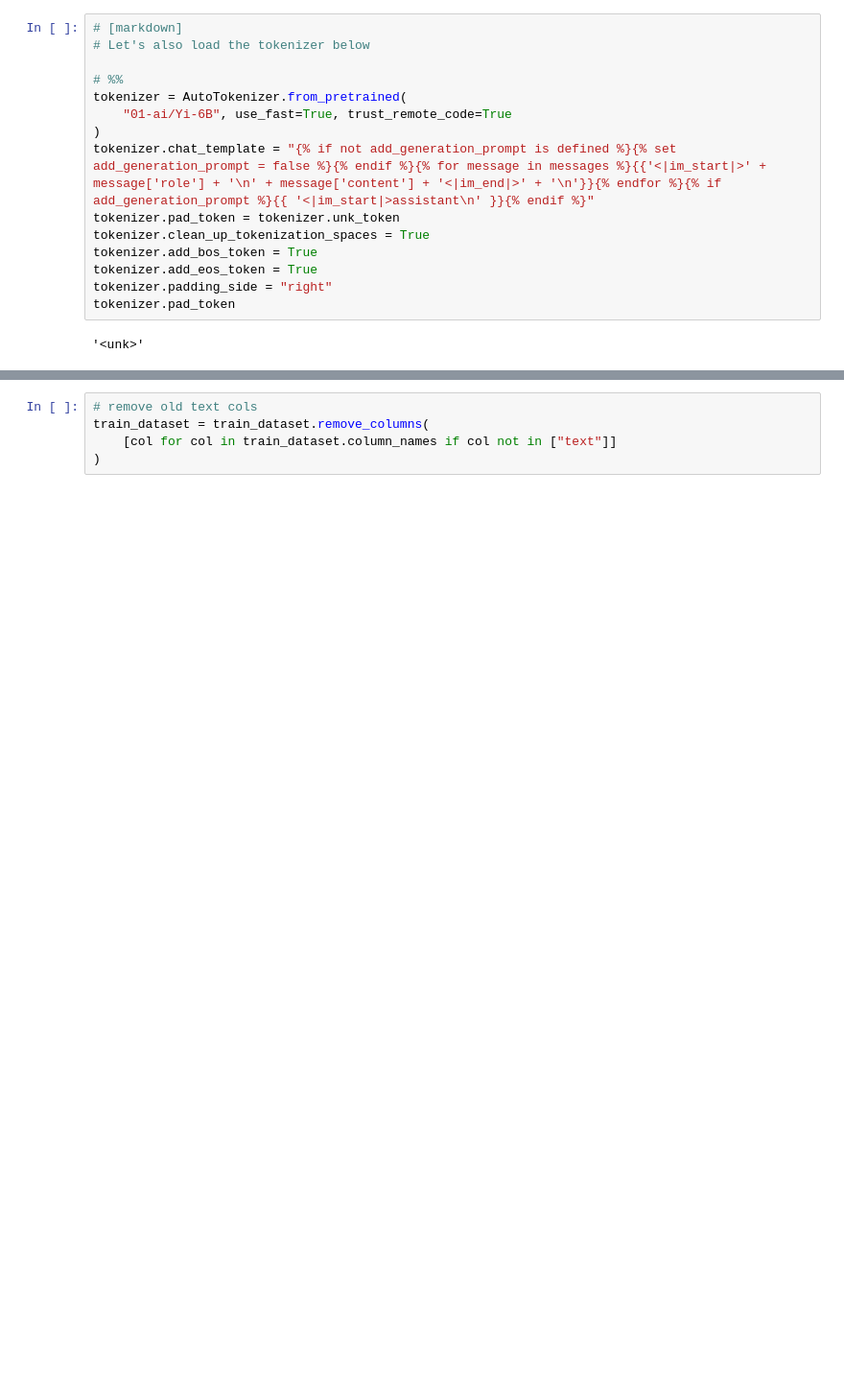
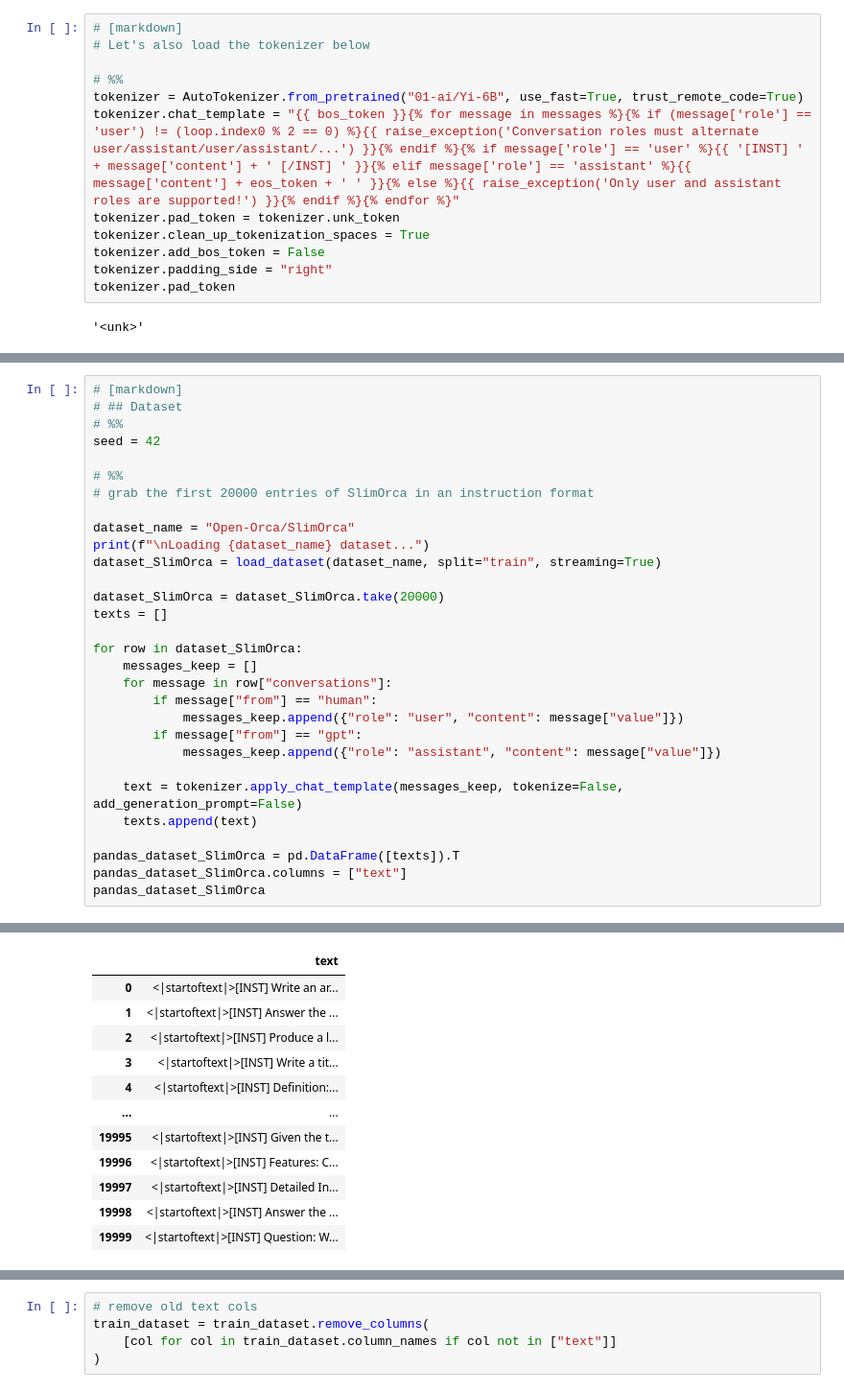
Before and after one commit to daniel-furman/sft-demos, a Jupyter notebook: src/sft/yi/sft_Yi_6B_Instruct_v0_1_peft.ipynb, the cells around one changed output, grey strips where cells are left out. Shown: that part at 96% size. Drawn from its saved outputs; the diff is of its cells as text; blank space fills up the shorter version.

```diff
--- a/src/sft/yi/sft_Yi_6B_Instruct_v0_1_peft.ipynb
+++ b/src/sft/yi/sft_Yi_6B_Instruct_v0_1_peft.ipynb
@@ -78,14 +81,11 @@ from transformers import (
 # Let's also load the tokenizer below
 
 # %%
-tokenizer = AutoTokenizer.from_pretrained(
-    "01-ai/Yi-6B", use_fast=True, trust_remote_code=True
-)
-tokenizer.chat_template = "{% if not add_generation_prompt is defined %}{% set add_generation_prompt = false %}{% endif %}{% for message in messages %}{{'<|im_start|>' + message['role'] + '\n' + message['content'] + '<|im_end|>' + '\n'}}{% endfor %}{% if add_generation_prompt %}{{ '<|im_start|>assistant\n' }}{% endif %}"
+tokenizer = AutoTokenizer.from_pretrained("01-ai/Yi-6B", use_fast=True, trust_remote_code=True)
+tokenizer.chat_template = "{{ bos_token }}{% for message in messages %}{% if (message['role'] == 'user') != (loop.index0 % 2 == 0) %}{{ raise_exception('Conversation roles must alternate user/assistant/user/assistant/...') }}{% endif %}{% if message['role'] == 'user' %}{{ '[INST] ' + message['content'] + ' [/INST] ' }}{% elif message['role'] == 'assistant' %}{{ message['content'] + eos_token + ' ' }}{% else %}{{ raise_exception('Only user and assistant roles are supported!') }}{% endif %}{% endfor %}"
 tokenizer.pad_token = tokenizer.unk_token
 tokenizer.clean_up_tokenization_spaces = True
-tokenizer.add_bos_token = True
-tokenizer.add_eos_token = True
+tokenizer.add_bos_token = False
 tokenizer.padding_side = "right"
 tokenizer.pad_token
 # %% [output]
@@ -125,0 +93,31 @@ Dataset({
+# %%
+# [markdown]
+# ## Dataset
+# %%
+seed = 42
+
+# %%
+# grab the first 20000 entries of SlimOrca in an instruction format
+
+dataset_name = "Open-Orca/SlimOrca"
+print(f"\nLoading {dataset_name} dataset...")
+dataset_SlimOrca = load_dataset(dataset_name, split="train", streaming=True)
+
+dataset_SlimOrca = dataset_SlimOrca.take(20000)
+texts = []
+
+for row in dataset_SlimOrca:
+    messages_keep = []
+    for message in row["conversations"]:
+        if message["from"] == "human":
+            messages_keep.append({"role": "user", "content": message["value"]})
+        if message["from"] == "gpt":
+            messages_keep.append({"role": "assistant", "content": message["value"]})
+
+    text = tokenizer.apply_chat_template(messages_keep, tokenize=False, add_generation_prompt=False)
+    texts.append(text)
+
+pandas_dataset_SlimOrca = pd.DataFrame([texts]).T
+pandas_dataset_SlimOrca.columns = ["text"]
+pandas_dataset_SlimOrca
+# %% [output]
@@ -125,0 +125,12 @@ Dataset({
+|  | text |
+| 0 | <|startoftext|>[INST] Write an ar... |
+| 1 | <|startoftext|>[INST] Answer the ... |
+| 2 | <|startoftext|>[INST] Produce a l... |
+| 3 | <|startoftext|>[INST] Write a tit... |
+| 4 | <|startoftext|>[INST] Definition:... |
+| ... | ... |
+| 19995 | <|startoftext|>[INST] Given the t... |
+| 19996 | <|startoftext|>[INST] Features: C... |
+| 19997 | <|startoftext|>[INST] Detailed In... |
+| 19998 | <|startoftext|>[INST] Answer the ... |
+| 19999 | <|startoftext|>[INST] Question: W... |
```
Also changed, not shown: parts of 50 cells of this notebook, 1 other file.
